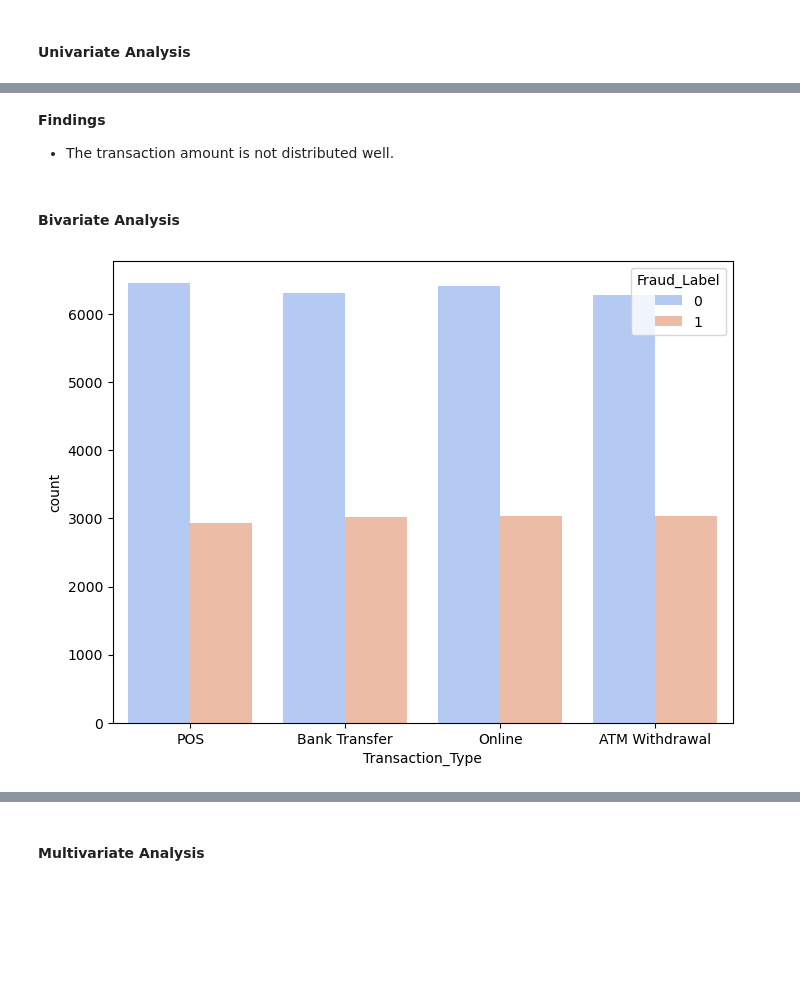
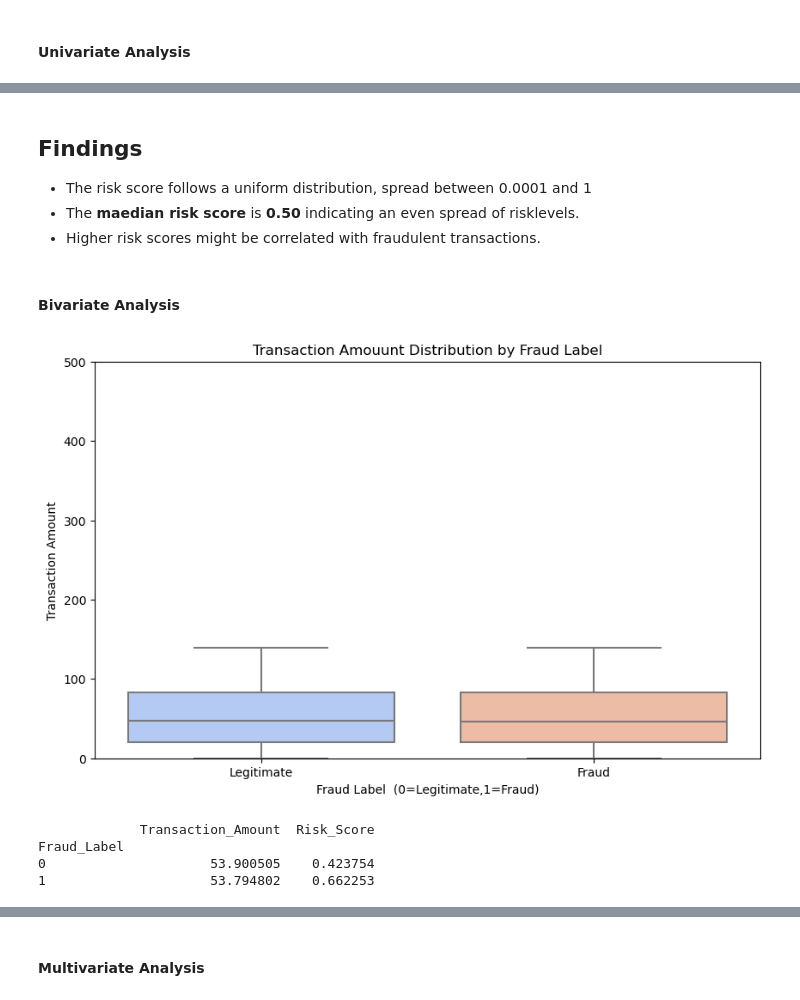
Before and after one commit to Arishiine/Fraud-Detection, a Jupyter notebook: Fraud Detection Project.ipynb, the cells around one changed output, grey strips where cells are left out. Saved outputs shown, nothing was run; the diff lists cells and outputs as text; code cells hidden in the pictures; blank space fills up the shorter version.

```diff
--- a/Fraud Detection Project.ipynb
+++ b/Fraud Detection Project.ipynb
@@ -134,13 +181,26 @@ plt.show()
 # %% [markdown]
 **Findings**
-* The transaction amount is not distributed well.
+-
+* The risk score follows a uniform distribution, spread between 0.0001 and 1
+* The **maedian risk score** is **0.50** indicating an even spread of risklevels.
+* Higher risk scores might be correlated with fraudulent transactions.
 # %% [markdown]
 #### Bivariate Analysis
 # %%
-#Fraud Label Vs Transaction Type
-plt.figure(figsize=(8,6))
-sns.countplot(data=data,x='Transaction_Type',hue='Fraud_Label',palette='coolwarm')
-plt.title('')
+#Fraud Label Vs Transaction Amount
+plt.figure(figsize=(10,6))
+sns.boxplot(data=data,x='Fraud_Label',y='Transaction_Amount',palette='coolwarm')
+plt.title('Transaction Amouunt Distribution by Fraud Label')
+plt.xlabel('Fraud Label  (0=Legitimate,1=Fraud)')
+plt.ylabel('Transaction Amount')
+plt.xticks([0,1],['Legitimate', 'Fraud'])
+plt.ylim(0,500)
 plt.show()
+
+print(data.groupby('Fraud_Label')[['Transaction_Amount','Risk_Score']].mean())
 # %% [output]
-[figure, old version]
+[figure, new version]
+             Transaction_Amount  Risk_Score
+Fraud_Label
+0                     53.900505    0.423754
+1                     53.794802    0.662253
```
Also changed, not shown: parts of 31 cells of this notebook, 1 other file.
